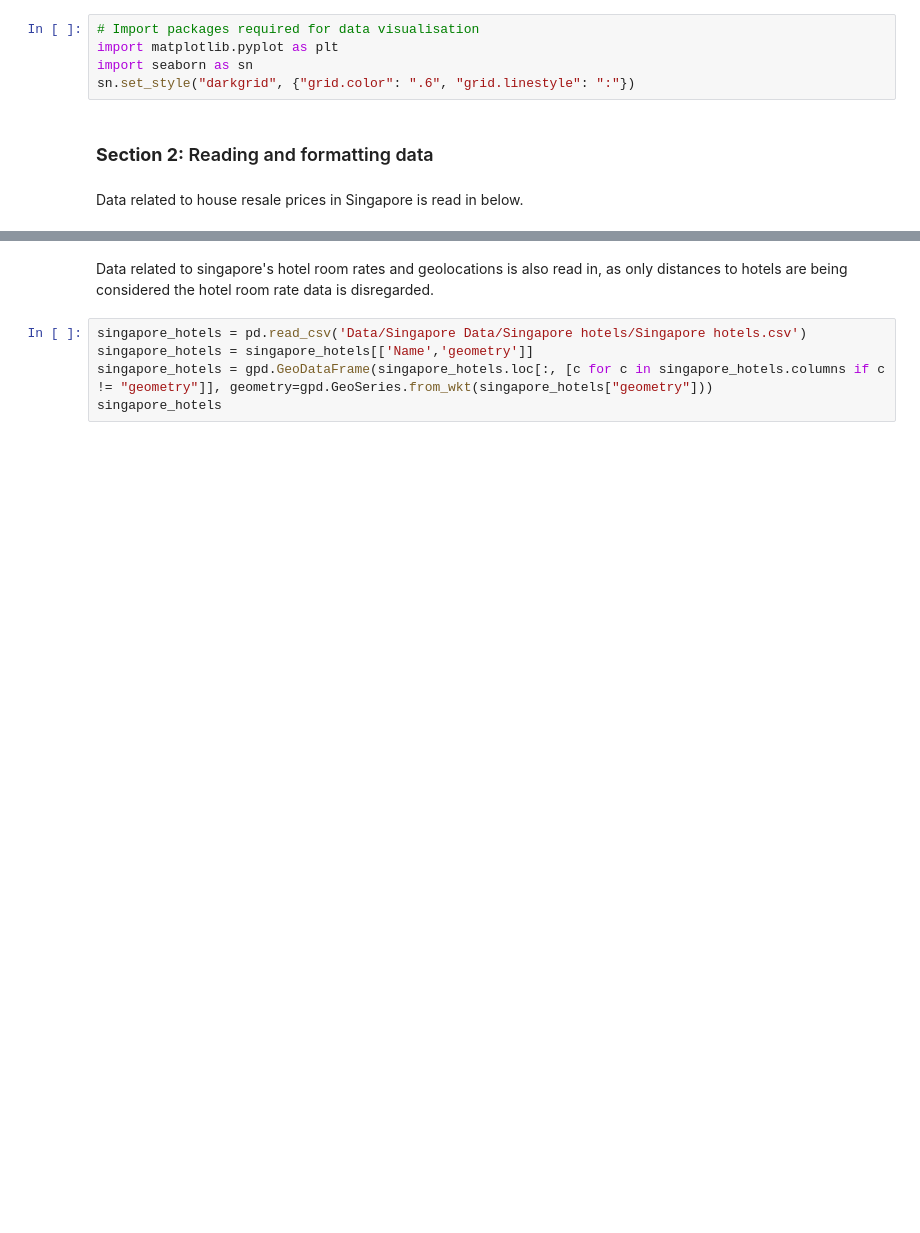
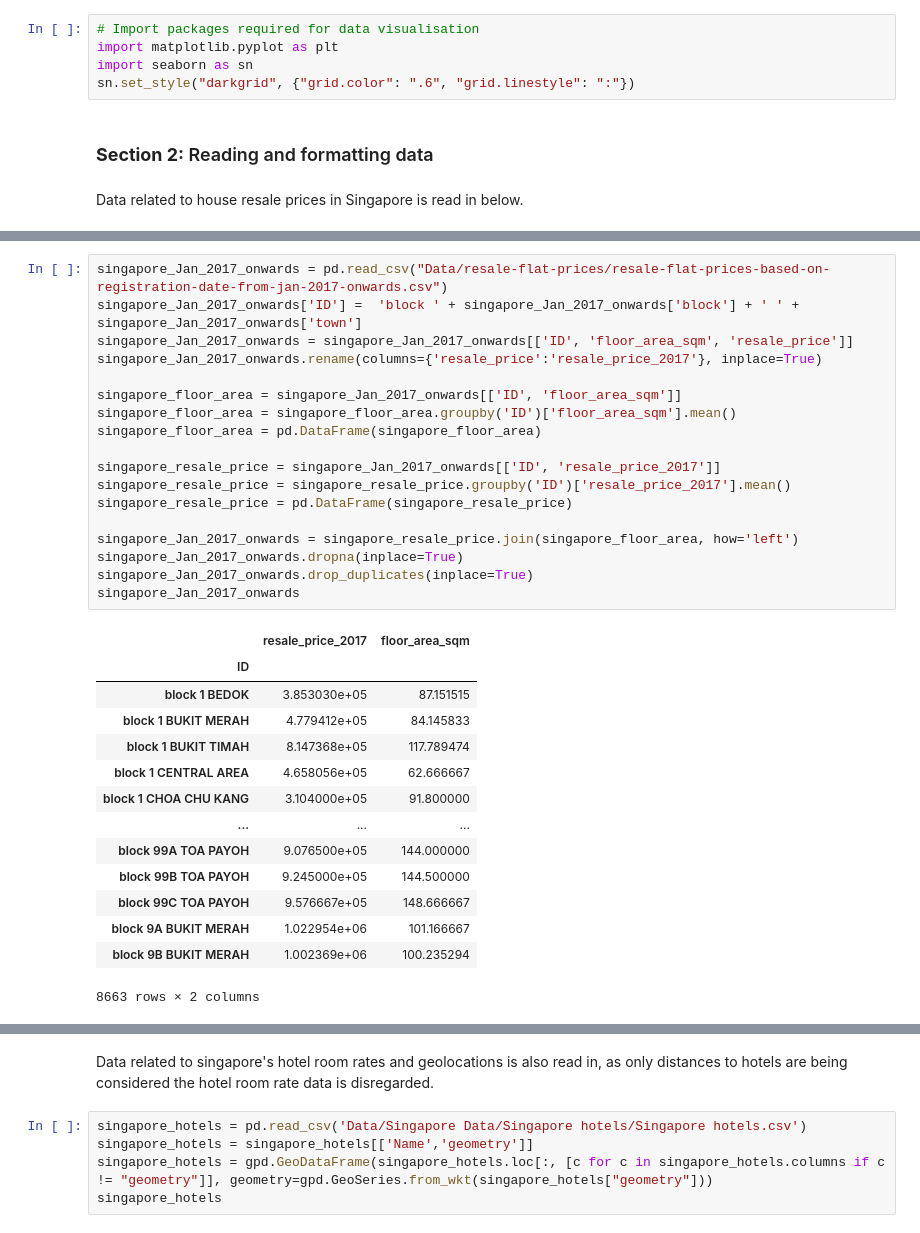
Before and after one commit to Ankur1995/AnkurShankerDissertation, a Jupyter notebook: Singapore housing data extraction [Ankur Shanker].ipynb, the cells around one changed output, grey strips where cells are left out. Saved outputs shown, nothing was run; the diff lists cells and outputs as text; blank space fills up the shorter version.

```diff
--- a/Singapore housing data extraction [Ankur Shanker].ipynb
+++ b/Singapore housing data extraction [Ankur Shanker].ipynb
@@ -60,0 +43,33 @@ singapore_2000_onwards
+# %%
+singapore_Jan_2017_onwards = pd.read_csv("Data/resale-flat-prices/resale-flat-prices-based-on-registration-date-from-jan-2017-onwards.csv")
+singapore_Jan_2017_onwards['ID'] =  'block ' + singapore_Jan_2017_onwards['block'] + ' ' + singapore_Jan_2017_onwards['town']
+singapore_Jan_2017_onwards = singapore_Jan_2017_onwards[['ID', 'floor_area_sqm', 'resale_price']]
+singapore_Jan_2017_onwards.rename(columns={'resale_price':'resale_price_2017'}, inplace=True)
+
+singapore_floor_area = singapore_Jan_2017_onwards[['ID', 'floor_area_sqm']]
+singapore_floor_area = singapore_floor_area.groupby('ID')['floor_area_sqm'].mean()
+singapore_floor_area = pd.DataFrame(singapore_floor_area)
+
+singapore_resale_price = singapore_Jan_2017_onwards[['ID', 'resale_price_2017']]
+singapore_resale_price = singapore_resale_price.groupby('ID')['resale_price_2017'].mean()
+singapore_resale_price = pd.DataFrame(singapore_resale_price)
+
+singapore_Jan_2017_onwards = singapore_resale_price.join(singapore_floor_area, how='left')
+singapore_Jan_2017_onwards.dropna(inplace=True)
+singapore_Jan_2017_onwards.drop_duplicates(inplace=True)
+singapore_Jan_2017_onwards
+# %% [output]
+|  | resale_price_2017 | floor_area_sqm |
+| ID |  |  |
+| block 1 BEDOK | 3.853030e+05 | 87.151515 |
+| block 1 BUKIT MERAH | 4.779412e+05 | 84.145833 |
+| block 1 BUKIT TIMAH | 8.147368e+05 | 117.789474 |
+| block 1 CENTRAL AREA | 4.658056e+05 | 62.666667 |
+| block 1 CHOA CHU KANG | 3.104000e+05 | 91.800000 |
+| ... | ... | ... |
+| block 99A TOA PAYOH | 9.076500e+05 | 144.000000 |
+| block 99B TOA PAYOH | 9.245000e+05 | 144.500000 |
+| block 99C TOA PAYOH | 9.576667e+05 | 148.666667 |
+| block 9A BUKIT MERAH | 1.022954e+06 | 101.166667 |
+| block 9B BUKIT MERAH | 1.002369e+06 | 100.235294 |
+8663 rows × 2 columns
```
Also changed, not shown: parts of 12 cells of this notebook, 18 other files.
